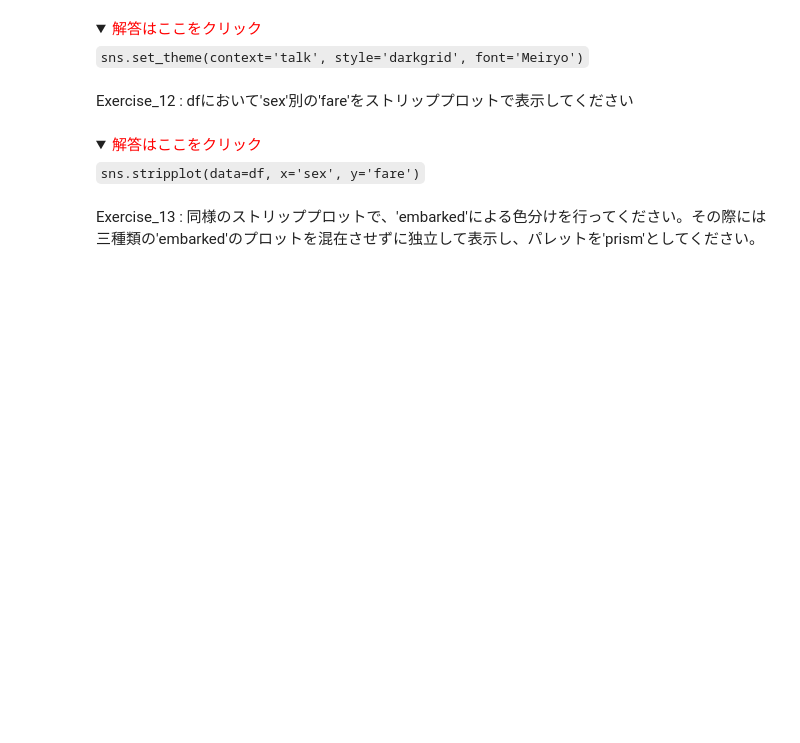
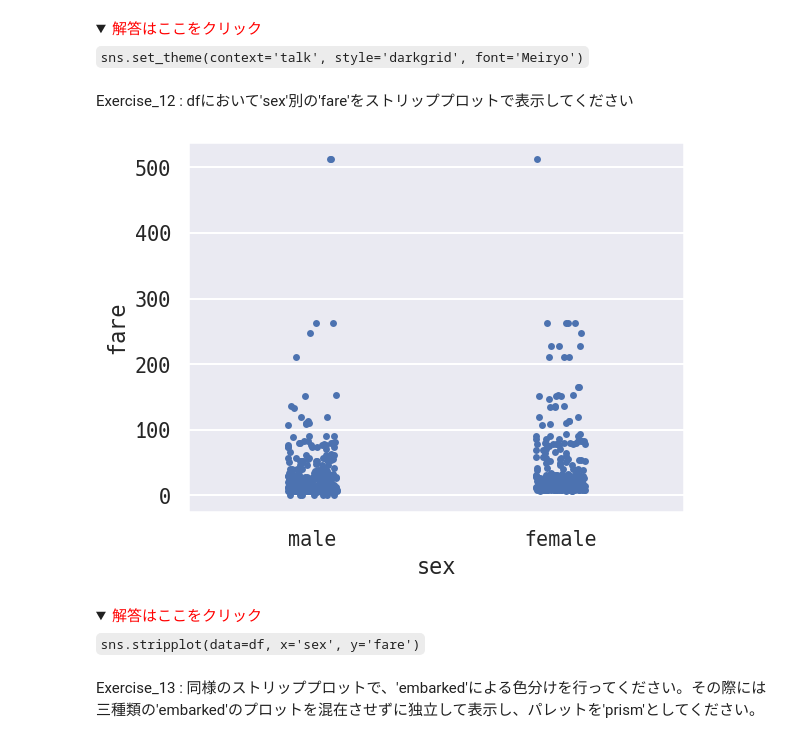
Before and after one commit to sato1214syun/python-data-analytics-udemy-business, a Jupyter notebook: src/4_Categorical_plot_exercise.ipynb, the cells around one changed output. Saved outputs shown, nothing was run; the diff lists cells and outputs as text; code cells hidden in the pictures; folded sections open; blank space fills up the shorter version.

```diff
--- a/src/4_Categorical_plot_exercise.ipynb
+++ b/src/4_Categorical_plot_exercise.ipynb
@@ -92,5 +165,5 @@ Exercise_10 : レクチャーで保存した'titanic_for_seaborn.csv'(index=Fals
 # %%
-df =
+df = pd.read_csv("titanic_non_null.csv")
 # %% [markdown]
 <details>
     <summary><font color='red'>解答はここをクリック</font></summary>
@@ -102,5 +182,7 @@ df.head()
 # %% [markdown]
 Exercise_11 : Seabornのテーマ設定を行ってください。(テキストのサイズは'talk'、スタイルは'darkgrid'、フォントは'Meiryo')
+# %%
+sns.set_theme(context="talk", style="darkgrid", font="HackGen")
 # %% [markdown]
 <details>
     <summary><font color='red'>解答はここをクリック</font></summary>
@@ -109,8 +191,10 @@ Exercise_11 : Seabornのテーマ設定を行ってください。(テキスト
 # %% [markdown]
 Exercise_12 : dfにおいて'sex'別の'fare'をストリッププロットで表示してください
 # %%
-
+sns.stripplot(data=df, x="sex", y="fare")
 plt.show()
+# %% [output]
+[figure, added]
 # %% [markdown]
 <details>
     <summary><font color='red'>解答はここをクリック</font></summary>
```
Also changed, not shown: parts of 26 cells of this notebook, 4 other files.
